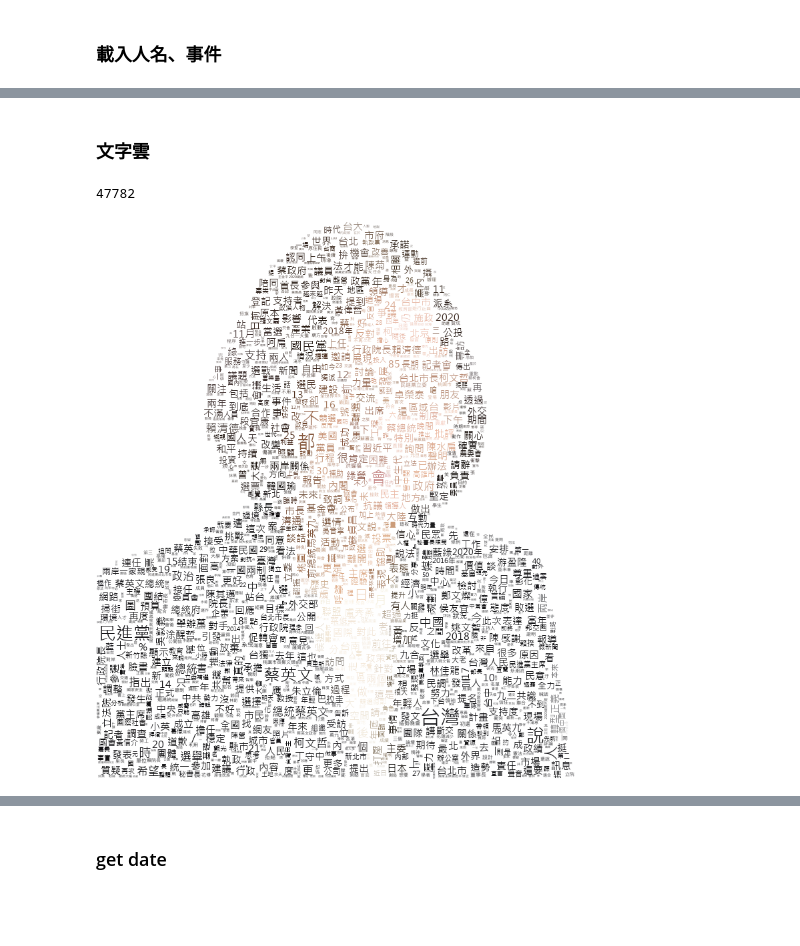
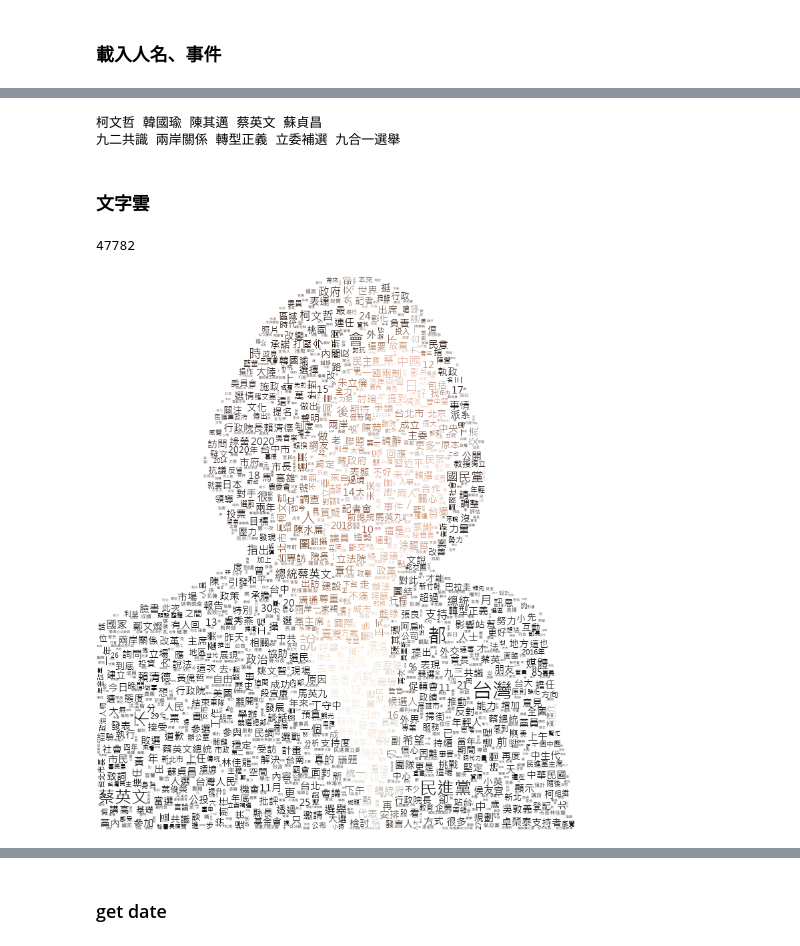
Before and after one commit to MiccWan/political-news-analysis, a Jupyter notebook: final_demo/final_report.ipynb, the cells around one changed output, grey strips where cells are left out. Cells and saved outputs as stored; diff of their text form; code cells hidden in the pictures; blank space fills up the shorter version.

```diff
--- a/final_demo/final_report.ipynb
+++ b/final_demo/final_report.ipynb
@@ -207,13 +172,19 @@ events
+# %%
+print(' '.join(names[:5]))
+print(' '.join(events[:5]))
+# %% [output]
+柯文哲 韓國瑜 陳其邁 蔡英文 蘇貞昌
+九二共識 兩岸關係 轉型正義 立委補選 九合一選舉
 # %% [markdown]
 ### 文字雲
 # %%
 # 蔡英文
-ten_wc = get_wordcloud_of_keywords('蔡英文', contents, 'politicians/ten.png')
-ten_wc.to_file('politicians/tenwc.png')
+ten_wc = get_wordcloud_of_keywords('蔡英文', contents, '../politicians/ten.png')
+# ten_wc.to_file('politicians/tenwc.png')
 ten_wc.to_image()
 # %% [output]
 47782
-[figure, old version]
+[figure, new version]
 # %%
 news_containing_ten = news_containing_keyword('蔡英文', contents)
 ten_dict = get_cutted_dict(news_containing_ten)
```
Also changed, not shown: parts of 10 cells of this notebook, 9 other files.
